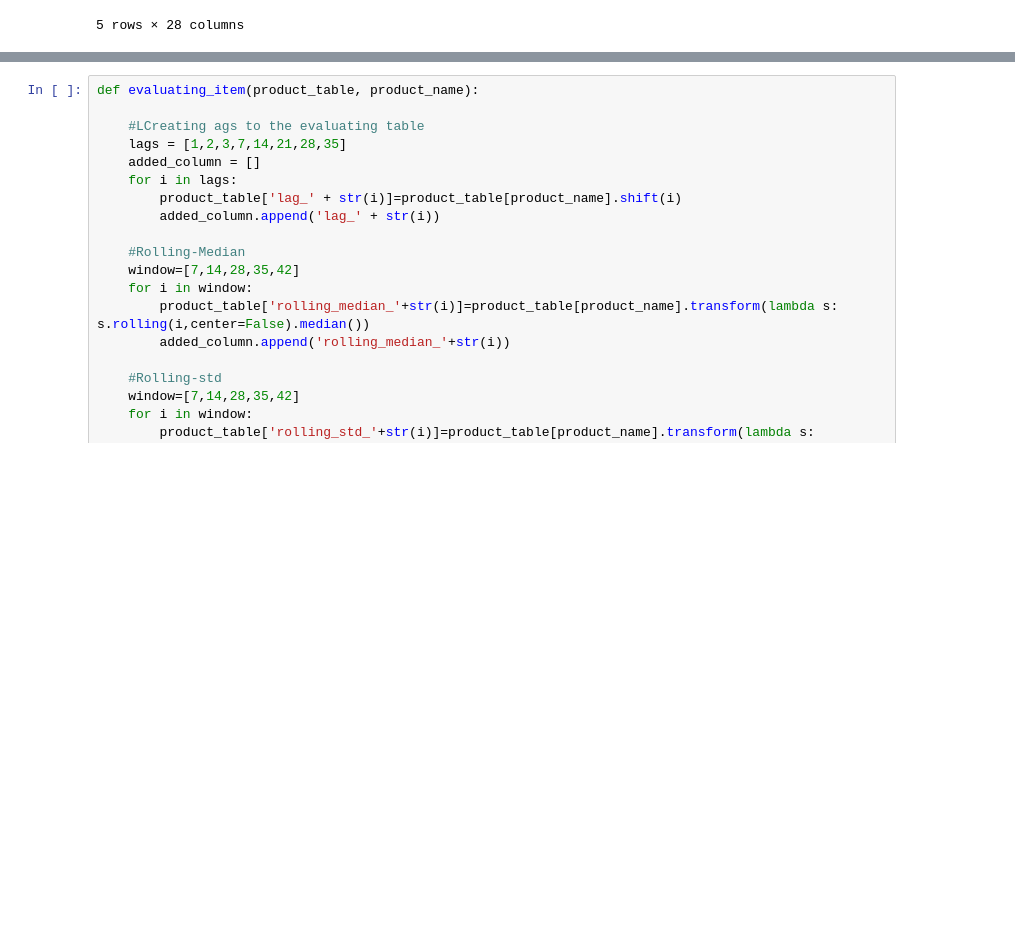
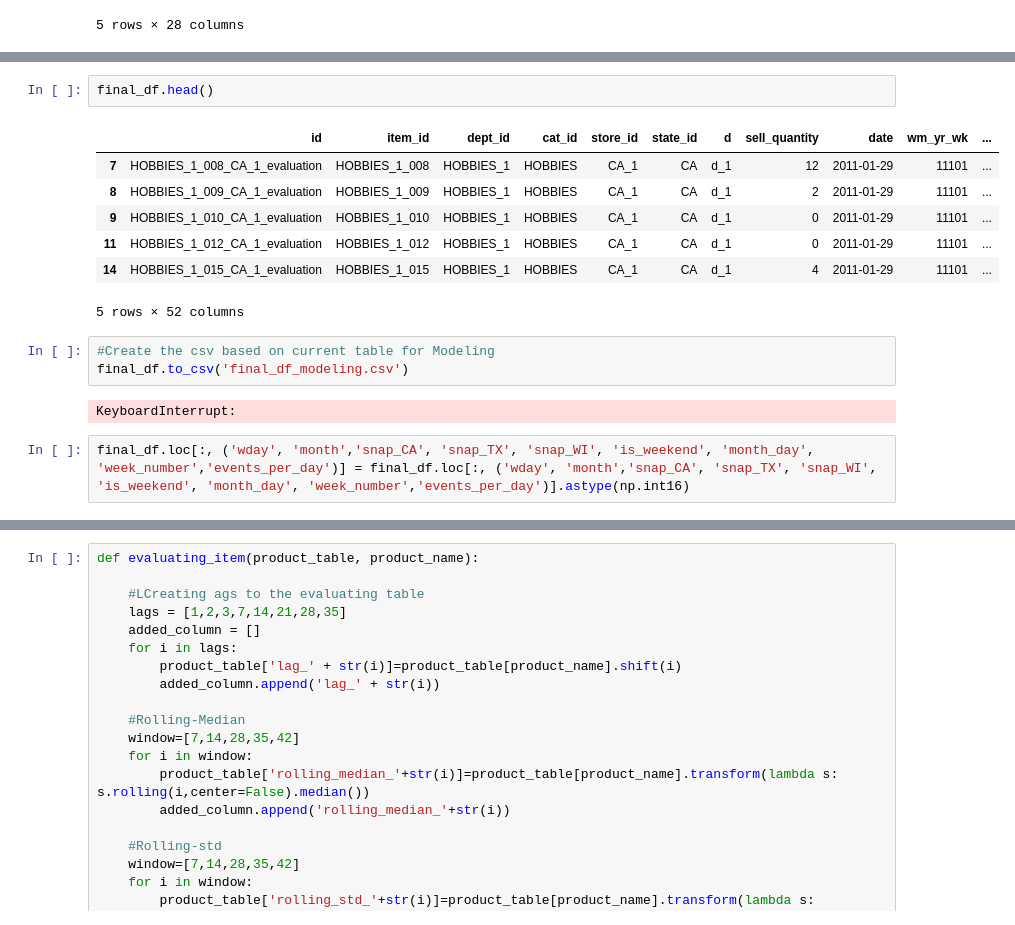
Before and after one commit to yoheita/Springboard, a Jupyter notebook: Capstone Project 2/Draft/Capstone_Project_Data_Wrangle_final.ipynb, the cells around one changed output, grey strips where cells are left out. Saved outputs shown, nothing was run; the diff lists cells and outputs as text; blank space fills up the shorter version.

```diff
--- a/Capstone Project 2/Draft/Capstone_Project_Data_Wrangle_final.ipynb
+++ b/Capstone Project 2/Draft/Capstone_Project_Data_Wrangle_final.ipynb
@@ -766,0 +857,17 @@ final_df.tail()
+# %%
+final_df.head()
+# %% [output]
+|  | id | item_id | dept_id | cat_id | store_id | state_id | d | sell_quantity | date | wm_yr_wk | ... |
+| 7 | HOBBIES_1_008_CA_1_evaluation | HOBBIES_1_008 | HOBBIES_1 | HOBBIES | CA_1 | CA | d_1 | 12 | 2011-01-29 | 11101 | ... |
+| 8 | HOBBIES_1_009_CA_1_evaluation | HOBBIES_1_009 | HOBBIES_1 | HOBBIES | CA_1 | CA | d_1 | 2 | 2011-01-29 | 11101 | ... |
+| 9 | HOBBIES_1_010_CA_1_evaluation | HOBBIES_1_010 | HOBBIES_1 | HOBBIES | CA_1 | CA | d_1 | 0 | 2011-01-29 | 11101 | ... |
+| 11 | HOBBIES_1_012_CA_1_evaluation | HOBBIES_1_012 | HOBBIES_1 | HOBBIES | CA_1 | CA | d_1 | 0 | 2011-01-29 | 11101 | ... |
+| 14 | HOBBIES_1_015_CA_1_evaluation | HOBBIES_1_015 | HOBBIES_1 | HOBBIES | CA_1 | CA | d_1 | 4 | 2011-01-29 | 11101 | ... |
+5 rows × 52 columns
+# %%
+#Create the csv based on current table for Modeling
+final_df.to_csv('final_df_modeling.csv')
+# %% [output]
+KeyboardInterrupt:
+# %%
+final_df.loc[:, ('wday', 'month','snap_CA', 'snap_TX', 'snap_WI', 'is_weekend', 'month_day', 'week_number','events_per_day')] = final_df.loc[:, ('wday', 'month','snap_CA', 'snap_TX', 'snap_WI', 'is_weekend', 'month_day', 'week_number','events_per_day')].astype(np.int16)
```
Also changed, not shown: parts of 22 cells of this notebook, 1 other file.
